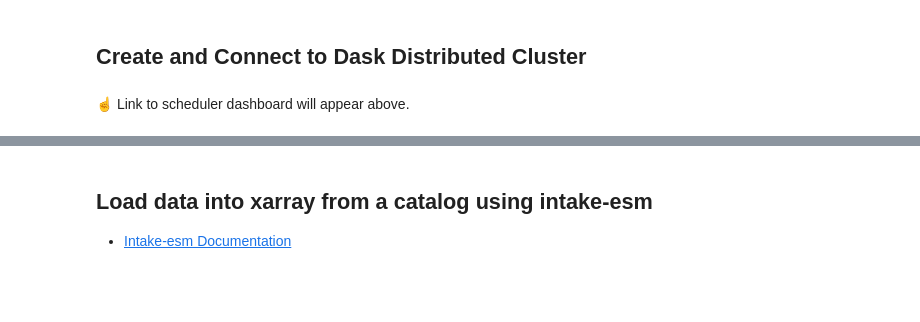
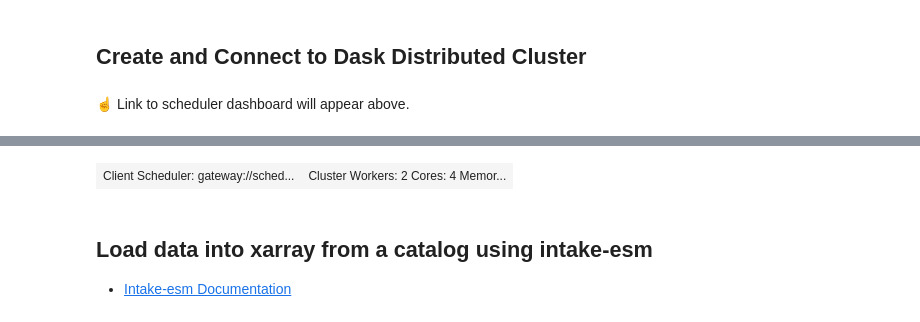
Before and after one commit to pangeo-data/pangeo-tutorial, a Jupyter notebook: notebooks/amazon-web-services/cesm-lens.ipynb, the cells around one changed output, grey strips where cells are left out. Drawn from its saved outputs; the diff is of its cells as text; code cells hidden in the pictures; blank space fills up the shorter version.

Commit message:
Added cells to use dask-gateway

```diff
--- a/notebooks/amazon-web-services/cesm-lens.ipynb
+++ b/notebooks/amazon-web-services/cesm-lens.ipynb
@@ -47,3 +49,11 @@ cluster
 # %% [markdown]
 
 ☝️ Link to scheduler dashboard will appear above.
+# %%
+from dask_gateway import GatewayCluster
+from dask.distributed import Client
+
+cluster = GatewayCluster()
+cluster.adapt(minimum=2, maximum=25)
+client = cluster.get_client()
+cluster
@@ -49,0 +82,4 @@ cluster
+# %%
+client
+# %% [output]
+| Client Scheduler: gateway://sched... | Cluster Workers: 2 Cores: 4 Memor... |
```
Also changed, not shown: parts of 18 cells of this notebook, 1 other file.
